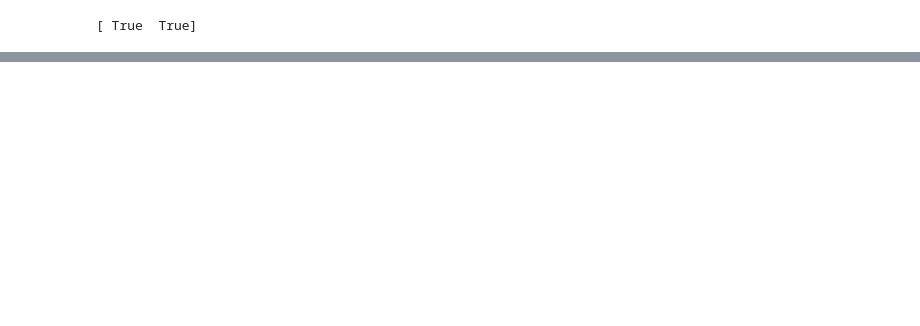
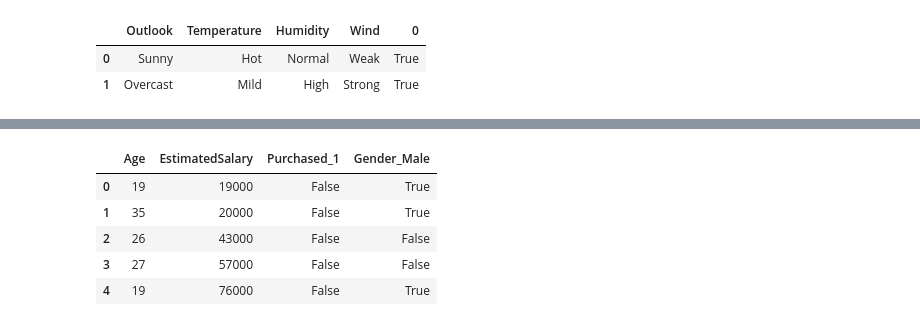
Before and after one commit to Diphalder/Mechine-Learning, a Jupyter notebook: decission_tree.ipynb, the cells around one changed output, grey strips where cells are left out. Cells and saved outputs as stored; diff of their text form; code cells hidden in the pictures; blank space fills up the shorter version.

```diff
--- a/decission_tree.ipynb
+++ b/decission_tree.ipynb
@@ -31,7 +31,8 @@ cname = [str(elem) for elem in cname]
 
 # Visualize the decision tree
 # %%
-new_data = pd.read_csv("test_weather.csv")
+data = pd.read_csv("test_weather.csv")
+new_data=data
 new_data = pd.get_dummies(new_data, columns=['Humidity', 'Wind', 'Outlook', 'Temperature'])
 
 
@@ -45,9 +46,14 @@ for i in range(len(new_data)):
             predict.loc[i, col] = False
 
 
-print(dt.predict(predict))
+y_pred=dt.predict(predict)
+y_pred=pd.DataFrame(y_pred)
+out=pd.concat([data,y_pred] , axis=1 )
+out.head()
 # %% [output]
-[ True  True]
+|  | Outlook | Temperature | Humidity | Wind | 0 |
+| 0 | Sunny | Hot | Normal | Weak | True |
+| 1 | Overcast | Mild | High | Strong | True |
 # %%
 dot_data = export_graphviz(dt, out_file=None, feature_names=X.columns.values,  class_names=cname,  filled=True, rounded=True,  special_characters=True)
 
@@ -83,6 +89,15 @@ dt.fit(X, y)
 cname = set(dataset['Purchased_1'].unique())
 cname=list(cname)
 cname = [str(elem) for elem in cname]
+# %%
+dataset.head()
+# %% [output]
+|  | Age | EstimatedSalary | Purchased_1 | Gender_Male |
+| 0 | 19 | 19000 | False | True |
+| 1 | 35 | 20000 | False | True |
+| 2 | 26 | 43000 | False | False |
+| 3 | 27 | 57000 | False | False |
+| 4 | 19 | 76000 | False | True |
 # %%
 # Visualize the decision tree
 dot_data = export_graphviz(dt, out_file=None,
```
Also changed, not shown: 12 other files.
